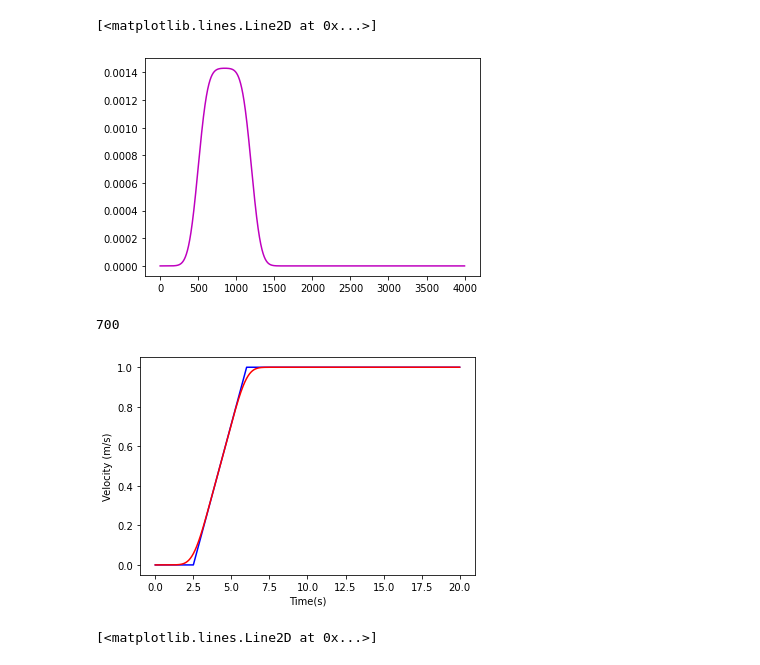
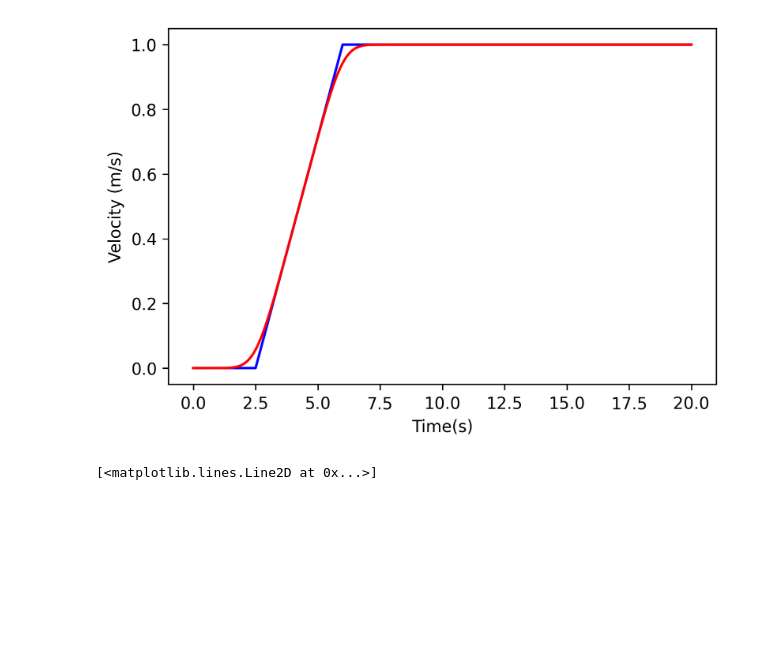
Before and after one commit to Umich-NASA-Big-Idea-Challenge/Speccing, a Jupyter notebook: Graphing.ipynb, the cells around one changed output. Saved outputs shown, nothing was run; the diff lists cells and outputs as text; code cells hidden in the pictures; blank space fills up the shorter version.

Commit message:
Parameterized ramp-start and end

```diff
--- a/Graphing.ipynb
+++ b/Graphing.ipynb
@@ -10,41 +10,28 @@ colors = ['b', 'g', 'r', 'c', 'm', 'y', 'k', 'w']
-# %%
-# test_time = np.arange(0,40)
-# linear = np.linspace(0,5, 3)
-linear = np.linspace(0,x_k_dot_final, (round(t_length*(t_constant/t_final))-500) )
-x_k_dot = np.concatenate((np.zeros(500), linear, x_k_dot_final*np.ones(4000-1200)))
-# print(linear)
-# test_vel = np.concatenate((np.zeros(5), linear, (5*np.ones(40-8))))
-# print(len(test_time),test_time)
-v1 = gaussian_filter1d(x_k_dot,100)
-a1 = np.gradient(v1)
-plt.plot(x_k_dot,colors[2])
-plt.plot(v1, colors[3])
-plt.plot(a1, colors[4])
-# %% [output]
-[<matplotlib.lines.Line2D at 0x...>]
-[figure, removed]
 # %%
 # % VELOCITY PROFILE GENERATION
 x_k_dot_final = 1                                                      # Final ball-bot velocity (m/s)
 t_final = 20                                                           # Duration of the simulation (s)
 t_constant = 6 # Ramp lasts from 2.5 s to t_constant                   # Time to reach constant final velocity (s)
 dt = 1/200                                                             # Simulation timestep
 t_length = int(t_final/dt)                                             # Length of time vector
 t = np.linspace(0, t_final, t_length)                                  # Time vector (s)
+a_start = 2.5                                                          # Start of acceleration (s)
 
-print((round(t_length*(t_constant/t_final))-500))
-linear = np.linspace(0,x_k_dot_final, (round(t_length*(t_constant/t_final))-500) )
-x_k_dot = np.concatenate((np.zeros(500), linear, x_k_dot_final*np.ones(4000-1200)))                      # Velocity vector (m/s)
+t_ramp_start = int(a_start / dt)
+t_ramp_end = round(t_length*(t_constant/t_final))
+# print(t_ramp_start,t_ramp_end)
+# print(t_ramp_end-t_ramp_start,(round(t_length*(t_constant/t_final))-500))
+linear = np.linspace(0,x_k_dot_final, (t_ramp_end-t_ramp_start) )
+x_k_dot = np.concatenate((np.zeros(t_ramp_start), linear, x_k_dot_final*np.ones(t_length - t_ramp_end)))                      # Velocity vector (m/s)
 x_k_dot[np.arange(len(x_k_dot),t_length,1)] = x_k_dot_final          # Velocity vector (m/s)
 
-# plt.figure(dpi=300)
+plt.figure(dpi=300)
 plt.plot(t,x_k_dot, colors[0])
 plt.xlabel('Time(s)')
 plt.ylabel('Velocity (m/s)')
 smoothed_velocty = gaussian_filter1d(x_k_dot,100)  #Smoothing velocity with a sigma of 100
 plt.plot(t,smoothed_velocty,colors[2])
 plt.show()
 # %% [output]
-700
-[figure, old version]
+[figure, new version]
 # %%
```
Also changed, not shown: parts of 2 cells of this notebook.
